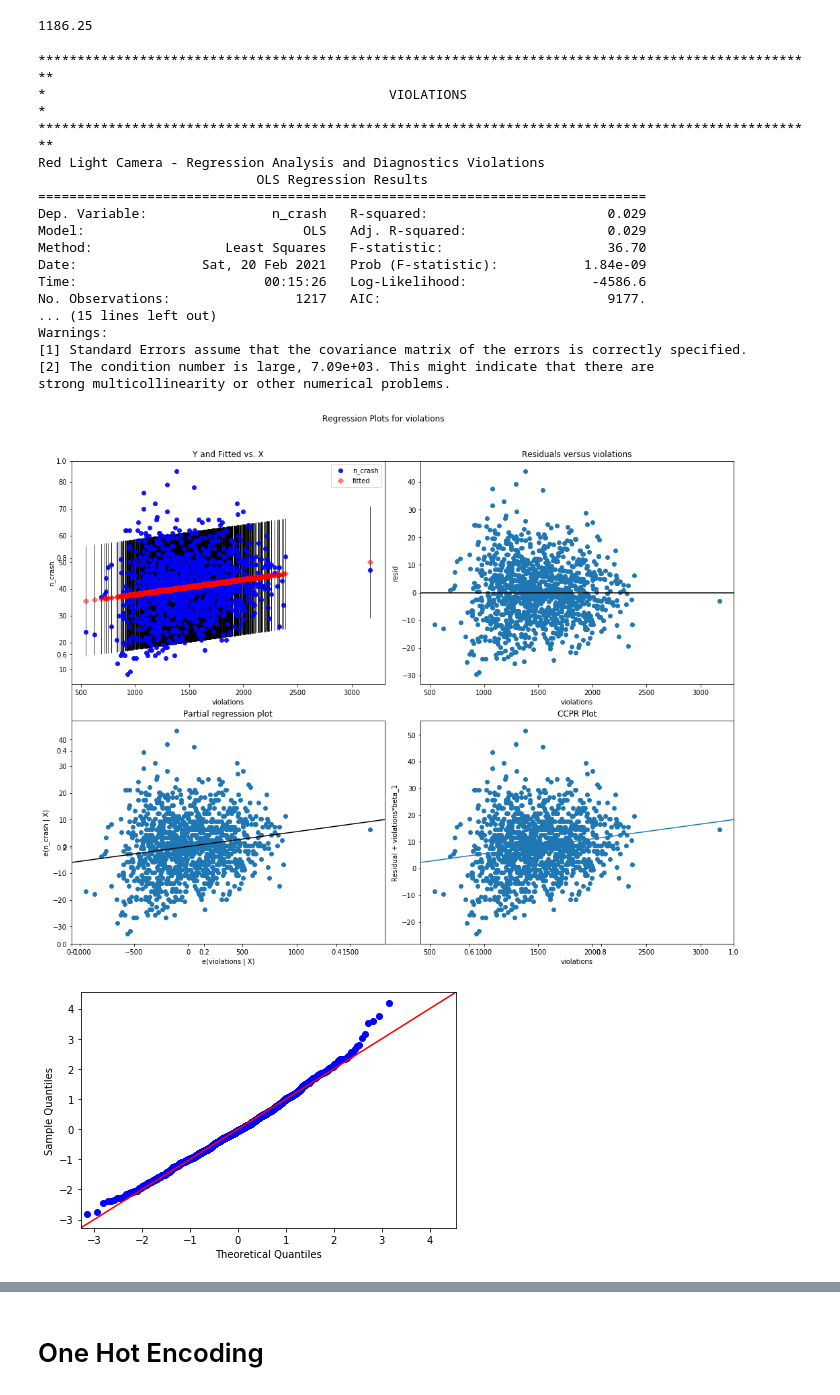
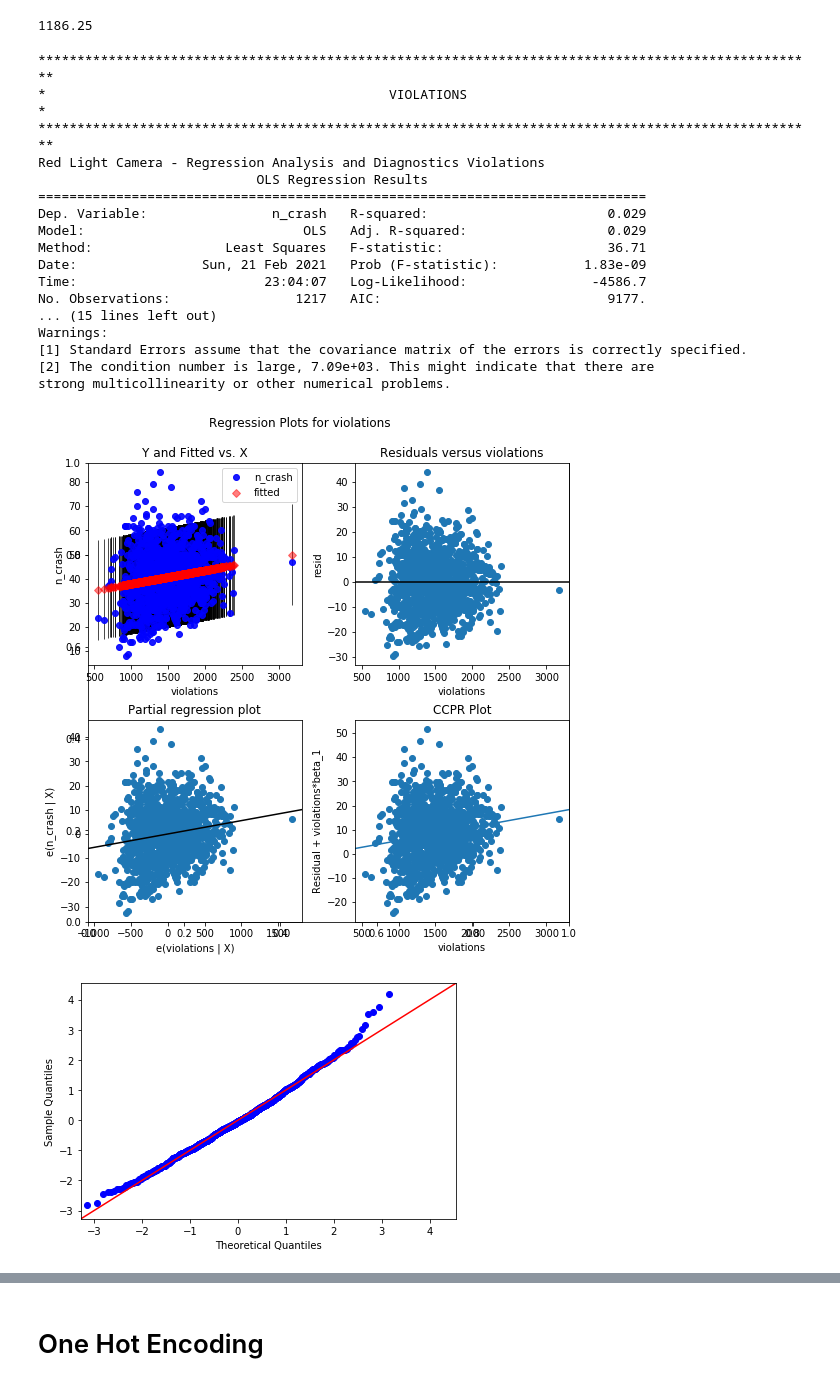
Before and after one commit to sciencelee/chicago-red-light-cameras, a Jupyter notebook: 03-linreg-models.ipynb, the cells around one changed output, grey strips where cells are left out. Drawn from its saved outputs; the diff is of its cells as text; code cells hidden in the pictures.

```diff
--- a/03-linreg-models.ipynb
+++ b/03-linreg-models.ipynb
@@ -824,9 +824,9 @@ import statsmodels.stats.api as sms
 target = 'n_crash'
 drop_me = ['day', 'min_speed', 'speed', 'quantile_speed', 'avg_congestion',
           'afternoon_rush_speed', 'morning_rush_speed', 'afternoon_rush_quant', 'morning_rush_quant',
-          'injuries_total', 'injuries_fatal', 'n_crash', 'rain', 'year', 'snow']
+          'injuries_total', 'injuries_fatal', 'n_crash', 'rain', 'year', 'snow', 'month']
 drop_me.remove(target)
-categoricals = ['weekday', 'month']
+categoricals = ['weekday']
 
 df_cont = crash_df.copy()
 df_cont.drop(columns=drop_me+categoricals, inplace=True)
@@ -845,38 +845,38 @@ for idx, column in enumerate(df_cont.columns):
     print ("Red Light Camera - Regression Analysis and Diagnostics Violations")
 
     f = '{}~{}'.format(target, column)  # create my model formula
     model = smf.ols(formula=f, data=df_cont).fit()  # fit the model
     print(model.summary())
 
-    fig, axes = plt.subplots(figsize=(15,12))
+    fig, axes = plt.subplots(figsize=(8,8))
     fig = sm.graphics.plot_regress_exog(model, column, fig=fig)
     fig = sm.graphics.qqplot(model.resid, dist=stats.norm, line='45', fit=True)
     fig.tight_layout()
     plt.show()
 
     results.append([column, model.rsquared, model.params[0], model.params[1], model.pvalues[1], sms.jarque_bera(model.resid)[0]])
 
 result_df = pd.DataFrame(results, columns=['ind_var', 'r_squared', 'intercept', 'slope', 'p-value', 'normality (JB)' ])
 result_df.sort_values(by='r_squared')
 # %% [output]
 ****************************************************************************************************
 *                                            VIOLATIONS                                            *
 ****************************************************************************************************
 Red Light Camera - Regression Analysis and Diagnostics Violations
                             OLS Regression Results
 ==============================================================================
 Dep. Variable:                n_crash   R-squared:                       0.029
 Model:                            OLS   Adj. R-squared:                  0.029
-Method:                 Least Squares   F-statistic:                     36.70
-Date:                Sat, 20 Feb 2021   Prob (F-statistic):           1.84e-09
-Time:                        00:15:26   Log-Likelihood:                -4586.6
+Method:                 Least Squares   F-statistic:                     36.71
+Date:                Sun, 21 Feb 2021   Prob (F-statistic):           1.83e-09
+Time:                        23:04:07   Log-Likelihood:                -4586.7
 No. Observations:                1217   AIC:                             9177.
 ... (15 lines left out)
 Warnings:
 [1] Standard Errors assume that the covariance matrix of the errors is correctly specified.
 [2] The condition number is large, 7.09e+03. This might indicate that there are
 strong multicollinearity or other numerical problems.
-[figure, old version]
+[figure, new version]
 [figure]
 ****************************************************************************************************
 *                                              N_CRASH                                             *
```
Also changed, not shown: parts of 28 cells of this notebook, 5 other files.
